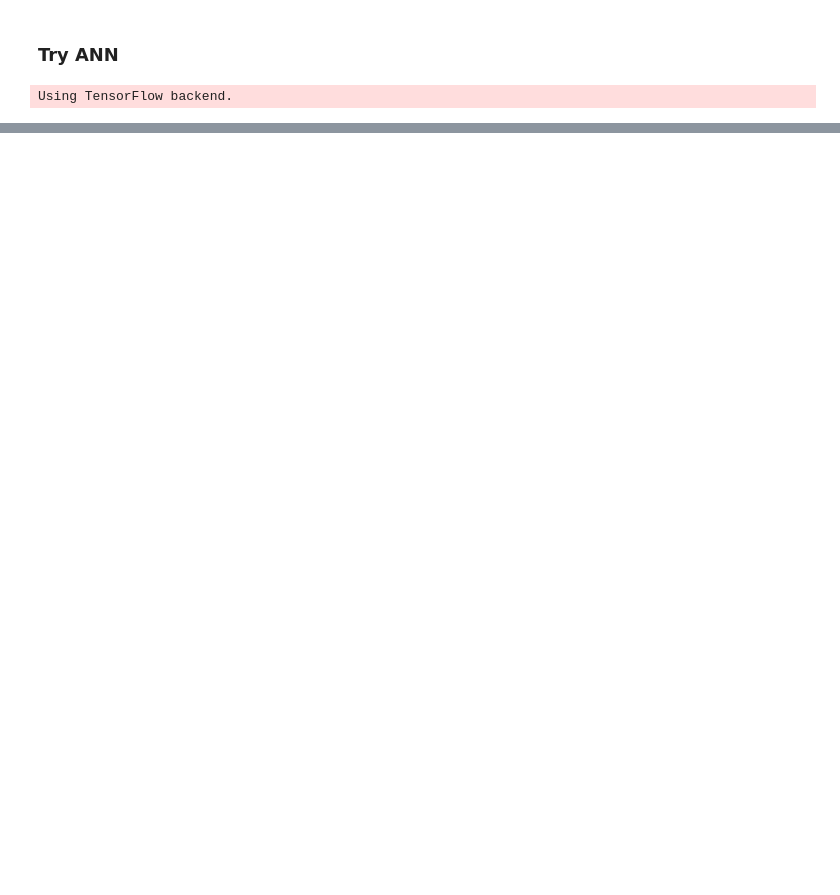
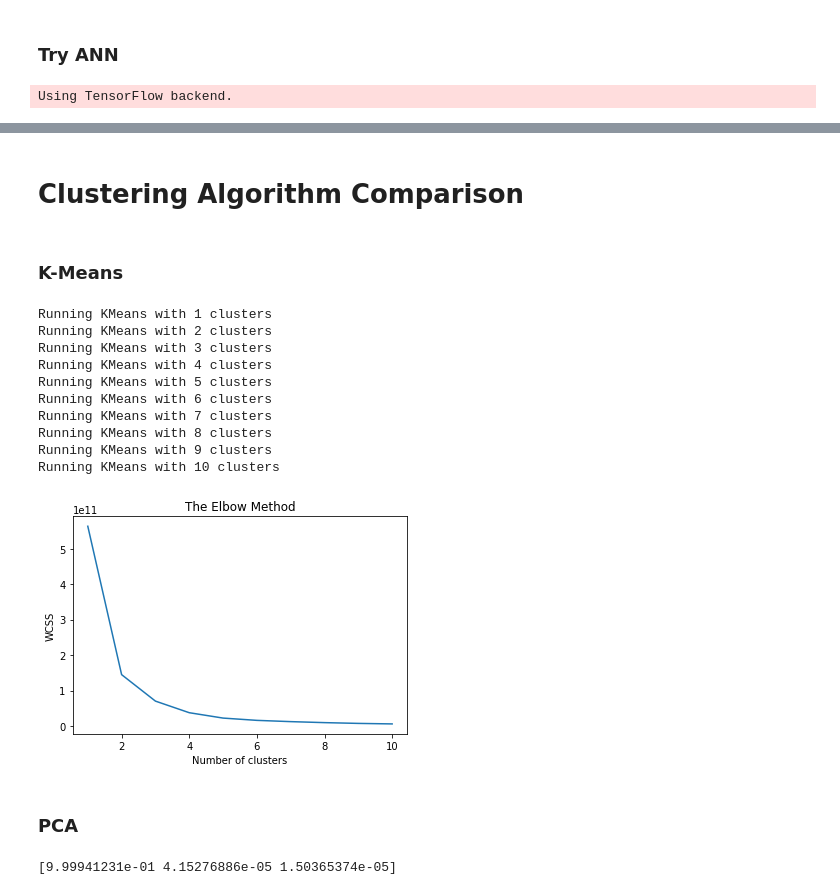
Before and after one commit to nvg/ml_sandbox, a Jupyter notebook: BDA_104/Final Project/Submission.ipynb, the cells around one changed output, grey strips where cells are left out. Cells and saved outputs as stored; diff of their text form; code cells hidden in the pictures; blank space fills up the shorter version.

```diff
--- a/BDA_104/Final Project/Submission.ipynb
+++ b/BDA_104/Final Project/Submission.ipynb
@@ -342,0 +364,31 @@ sns.barplot(data=res, y='Name', x='R^2')
+# %% [markdown]
+# Clustering Algorithm Comparison
+# %% [markdown]
+### K-Means
+# %%
+from sklearn.cluster import KMeans
+wcss = []
+for i in range(1, 11):
+    print("Running KMeans with %s clusters" % (i))
+    kmeans = KMeans(n_clusters = i, init = 'k-means++', random_state = 42)
+    kmeans.fit(X)
+    wcss.append(kmeans.inertia_)
+plt.plot(range(1, 11), wcss)
+plt.title('The Elbow Method')
+plt.xlabel('Number of clusters')
+plt.ylabel('WCSS') # sum of squares of the distances of each data point in all clusters to their centroids
+plt.show()
+# %% [output]
+Running KMeans with 1 clusters
+Running KMeans with 2 clusters
+Running KMeans with 3 clusters
+Running KMeans with 4 clusters
+Running KMeans with 5 clusters
+Running KMeans with 6 clusters
+Running KMeans with 7 clusters
+Running KMeans with 8 clusters
+Running KMeans with 9 clusters
+Running KMeans with 10 clusters
+[figure, added]
+# %% [markdown]
+### PCA
@@ -342,0 +400,4 @@ sns.barplot(data=res, y='Name', x='R^2')
+# %%
+print(explained_variance) # % of variance explained by each of the selected components
+# %% [output]
+[9.99941231e-01 4.15276886e-05 1.50365374e-05]
```
Also changed, not shown: parts of 22 cells of this notebook, 6 other files.
